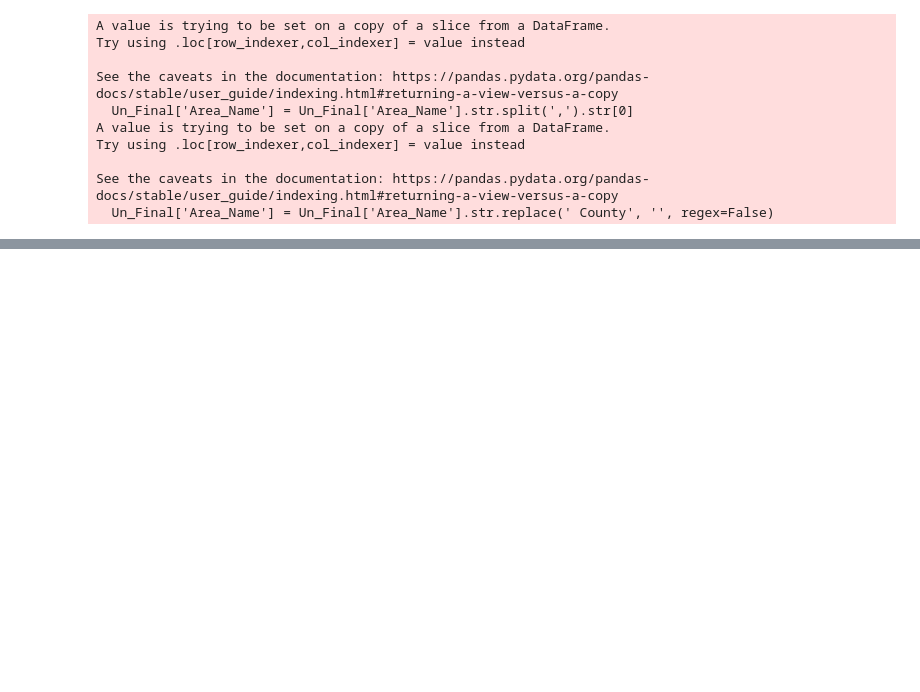
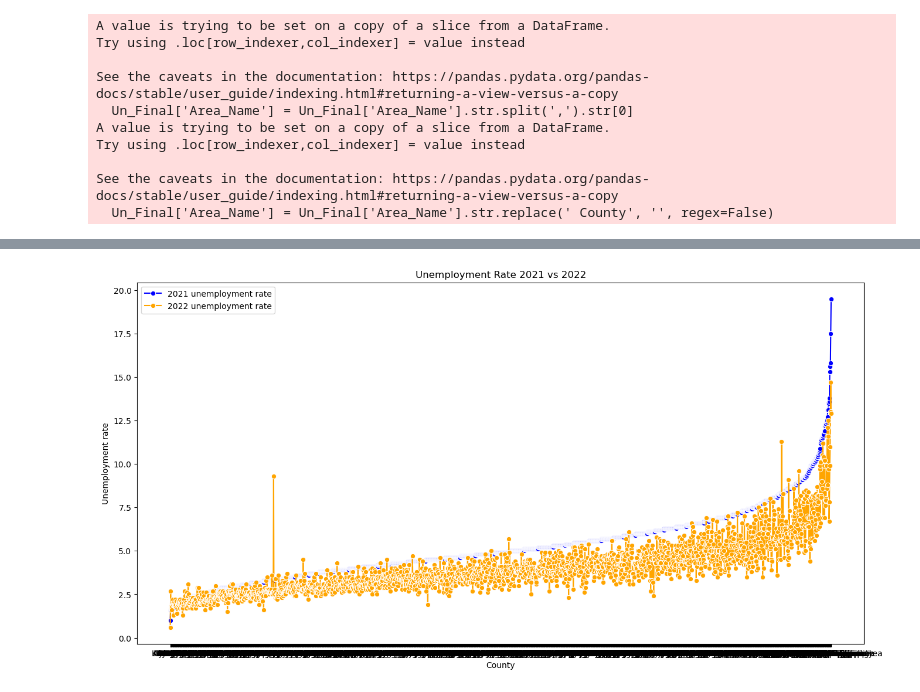
Before and after one commit to k2narendra/Income_vs_Health_Analysis, a Jupyter notebook: Notebook/Capstone_income_vs_Health.ipynb, the cells around one changed output, grey strips where cells are left out. Drawn from its saved outputs; the diff is of its cells as text; code cells hidden in the pictures; blank space fills up the shorter version.

```diff
--- a/Notebook/Capstone_income_vs_Health.ipynb
+++ b/Notebook/Capstone_income_vs_Health.ipynb
@@ -311,0 +356,6 @@ Name: 17, Length: 99, dtype: object
+# %%
+county_min = Un_Final.loc[Un_Final.groupby('Area_Name')['Unemployment_rate_2021'].idxmax().dropna()]
+# %%
+County_min_sorted = county_min.sort_values('Unemployment_rate_2021')
+# %%
+County_min_sorted=County_min_sorted.drop(columns=['Med_HH_Income_Percent_of_State_Total_2021', 'Median_Household_Income_2021'])
@@ -311,0 +378,12 @@ Name: 17, Length: 99, dtype: object
+# %%
+plt.figure(figsize=(16, 8))
+sns.lineplot(data=County_min_sorted, x='Area_Name', y='Unemployment_rate_2021', label='2021 unemployment rate', marker='o', color='blue')
+sns.lineplot(data=County_min_sorted, x='Area_Name', y='Unemployment_rate_2022', label='2022 unemployment rate', marker='o', color='orange')
+
+plt.xlabel('County')
+plt.ylabel('Unemployment rate')
+plt.title('Unemployment Rate 2021 vs 2022')
+plt.legend()
+plt.show()
+# %% [output]
+[figure, added]
```
Also changed, not shown: parts of 21 cells of this notebook.
